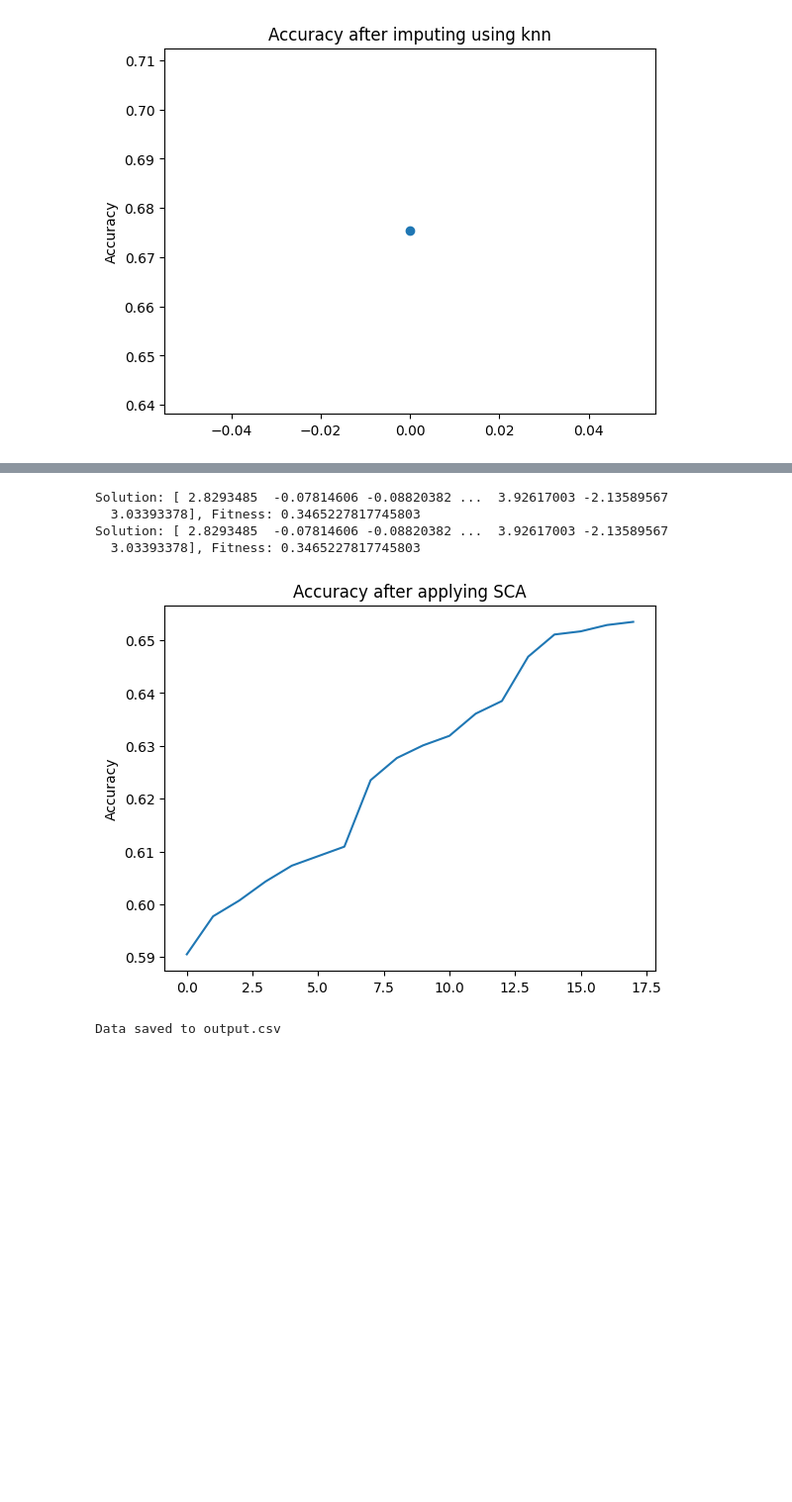
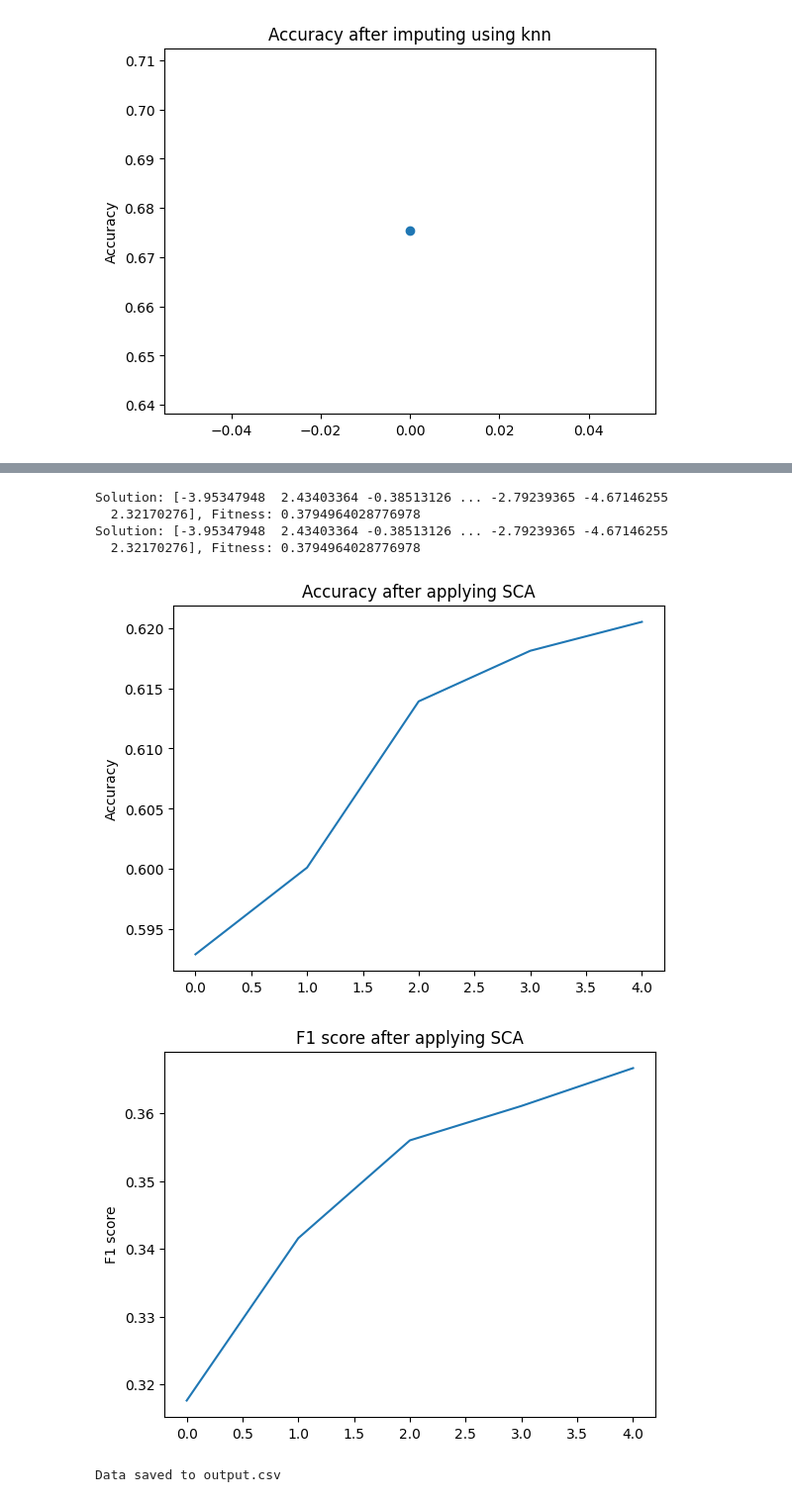
Before and after one commit to Amirmadjour/tab_de_codage, a Jupyter notebook: and_tp1_presentation.ipynb, the cells around one changed output, grey strips where cells are left out. Shown at 99% size. Cells and saved outputs as stored; diff of their text form; code cells hidden in the pictures; blank space fills up the shorter version.

```diff
--- a/and_tp1_presentation.ipynb
+++ b/and_tp1_presentation.ipynb
@@ -407,20 +403,12 @@ import numpy as np
 import numbers as nb
 from mealpy import FloatVar, SCA, SHIO, WHO
 from sklearn.model_selection import train_test_split
-from sklearn.metrics import accuracy_score
+from sklearn.metrics import accuracy_score, f1_score
 from sklearn.neighbors import KNeighborsClassifier
 from sklearn.impute import KNNImputer
 import matplotlib.pyplot as plt
 from sklearn.preprocessing import StandardScaler
 
-# The goal:
-# 1. Fill missing values randomly in the first iteration
-# 2. Train the data using knn algorithm
-# 3. Calculate the fitness
-# 4. Generate new missing values vectors using the SCA algorithm using the calculated fitness
-# repeat from inst 2 till the number of iterations
-
-# What is fitness
 
 data = np.genfromtxt("../../water_potability.csv", delimiter=",", skip_header=1)
 
@@ -433,6 +421,7 @@ scaler.fit(features)
 features = scaler.transform(features)
 
 accuracies = []
+f1_scores = []
 
 nan_indices = np.array([
     (row, col)  # Tuple of (row, column) indices
@@ -480,9 +469,13 @@ def objective_function(solution):
     y_pred = knn.predict(X_test_solution)
 
     acc = accuracy_score(y_test_solution, y_pred)
+    f1 = f1_score(y_test_solution, y_pred)
 
     if(len(accuracies) == 0 or max(accuracies) < acc):
         accuracies.append(acc)
+
+    if(len(f1_scores) == 0 or max(f1_scores) < f1):
+        f1_scores.append(f1)
 
     fitness = 1 - acc
     return fitness
@@ -496,7 +489,7 @@ problem_dict = {
 
 # The algorithem will try to find the min of the solution based on the input
 pop_size = 5
-epoch = 100
+epoch = 10
 model = SCA.DevSCA(epoch=epoch, pop_size=pop_size)
 #model = SHIO.OriginalSHIO(epoch=epoch, pop_size=pop_size)
 #model = WHO.OriginalWHO(epoch=epoch, pop_size=pop_size, n_explore_step = 3, n_exploit_step = 3, eta = 0.15, p_hi = 0.9,
@@ -511,4 +504,9 @@ plt.plot(accuracies)
 plt.title("Accuracy after applying SCA")
 plt.ylabel("Accuracy")
 plt.show()
+
+plt.plot(f1_scores)
+plt.title("F1 score after applying SCA")
+plt.ylabel("F1 score")
+plt.show()
 # %% [output]
@@ -532,8 +524,9 @@ plt.show()
-Solution: [ 2.8293485  -0.07814606 -0.08820382 ...  3.92617003 -2.13589567
-  3.03393378], Fitness: 0.3465227817745803
-Solution: [ 2.8293485  -0.07814606 -0.08820382 ...  3.92617003 -2.13589567
-  3.03393378], Fitness: 0.3465227817745803
+Solution: [-3.95347948  2.43403364 -0.38513126 ... -2.79239365 -4.67146255
+  2.32170276], Fitness: 0.3794964028776978
+Solution: [-3.95347948  2.43403364 -0.38513126 ... -2.79239365 -4.67146255
+  2.32170276], Fitness: 0.3794964028776978
-[figure, old version]
+[figure, new version]
+[figure, added]
 # %%
 for k, (row, col) in enumerate(nan_indices):
     features[row, col] = g_best.solution[k]
```
Also changed, not shown: parts of 3 cells of this notebook, 6 other files.
